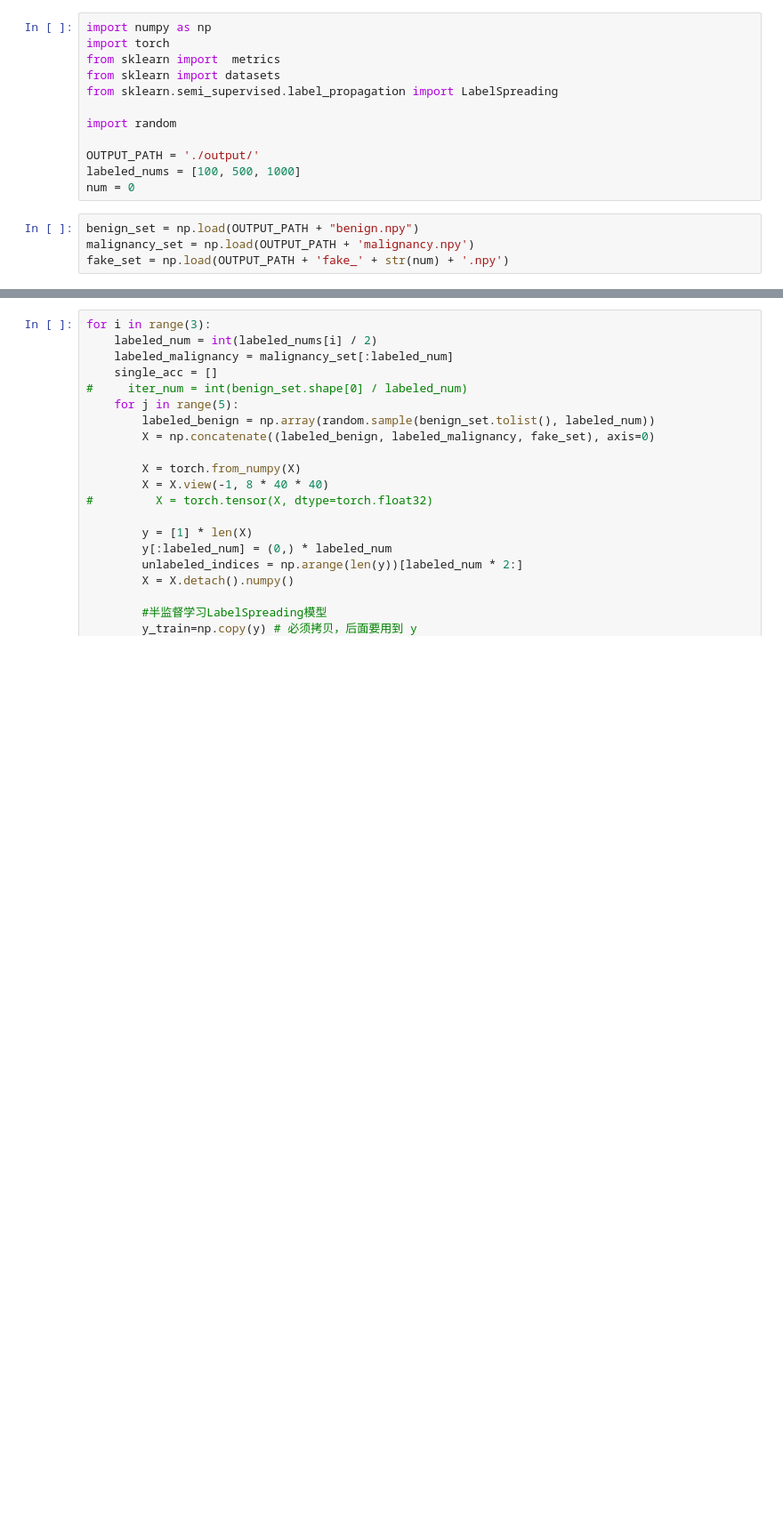
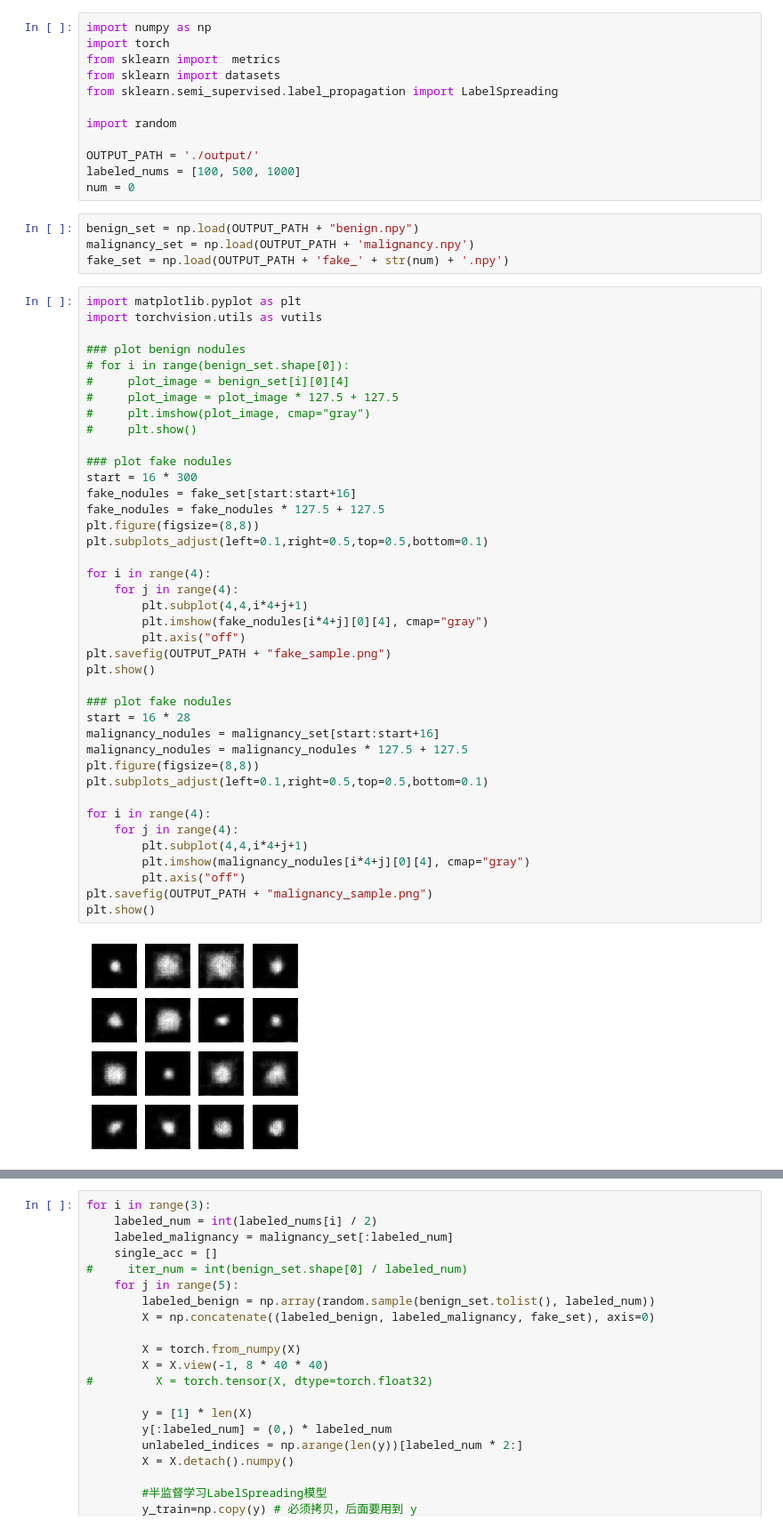
Before and after one commit to HarreyJia/CapsuleGAN, a Jupyter notebook: semi.ipynb, the cells around one changed output, grey strips where cells are left out. Shown at 89% size. Saved outputs shown, nothing was run; the diff lists cells and outputs as text; blank space fills up the shorter version.

Commit message:
feat: generate fake sample

```diff
--- a/semi.ipynb
+++ b/semi.ipynb
@@ -14,3 +14,45 @@ num = 0
 benign_set = np.load(OUTPUT_PATH + "benign.npy")
 malignancy_set = np.load(OUTPUT_PATH + 'malignancy.npy')
 fake_set = np.load(OUTPUT_PATH + 'fake_' + str(num) + '.npy')
+# %%
+import matplotlib.pyplot as plt
+import torchvision.utils as vutils
+
+### plot benign nodules
+# for i in range(benign_set.shape[0]):
+#     plot_image = benign_set[i][0][4]
+#     plot_image = plot_image * 127.5 + 127.5
+#     plt.imshow(plot_image, cmap="gray")
+#     plt.show()
+
+### plot fake nodules
+start = 16 * 300
+fake_nodules = fake_set[start:start+16]
+fake_nodules = fake_nodules * 127.5 + 127.5
+plt.figure(figsize=(8,8))
+plt.subplots_adjust(left=0.1,right=0.5,top=0.5,bottom=0.1)
+
+for i in range(4):
+    for j in range(4):
+        plt.subplot(4,4,i*4+j+1)
+        plt.imshow(fake_nodules[i*4+j][0][4], cmap="gray")
+        plt.axis("off")
+plt.savefig(OUTPUT_PATH + "fake_sample.png")
+plt.show()
+
+### plot fake nodules
+start = 16 * 28
+malignancy_nodules = malignancy_set[start:start+16]
+malignancy_nodules = malignancy_nodules * 127.5 + 127.5
+plt.figure(figsize=(8,8))
+plt.subplots_adjust(left=0.1,right=0.5,top=0.5,bottom=0.1)
+
+for i in range(4):
+    for j in range(4):
+        plt.subplot(4,4,i*4+j+1)
+        plt.imshow(malignancy_nodules[i*4+j][0][4], cmap="gray")
+        plt.axis("off")
+plt.savefig(OUTPUT_PATH + "malignancy_sample.png")
+plt.show()
+# %% [output]
+[figure, added]
```
Also changed, not shown: parts of 1 cell of this notebook, 2 other files.
